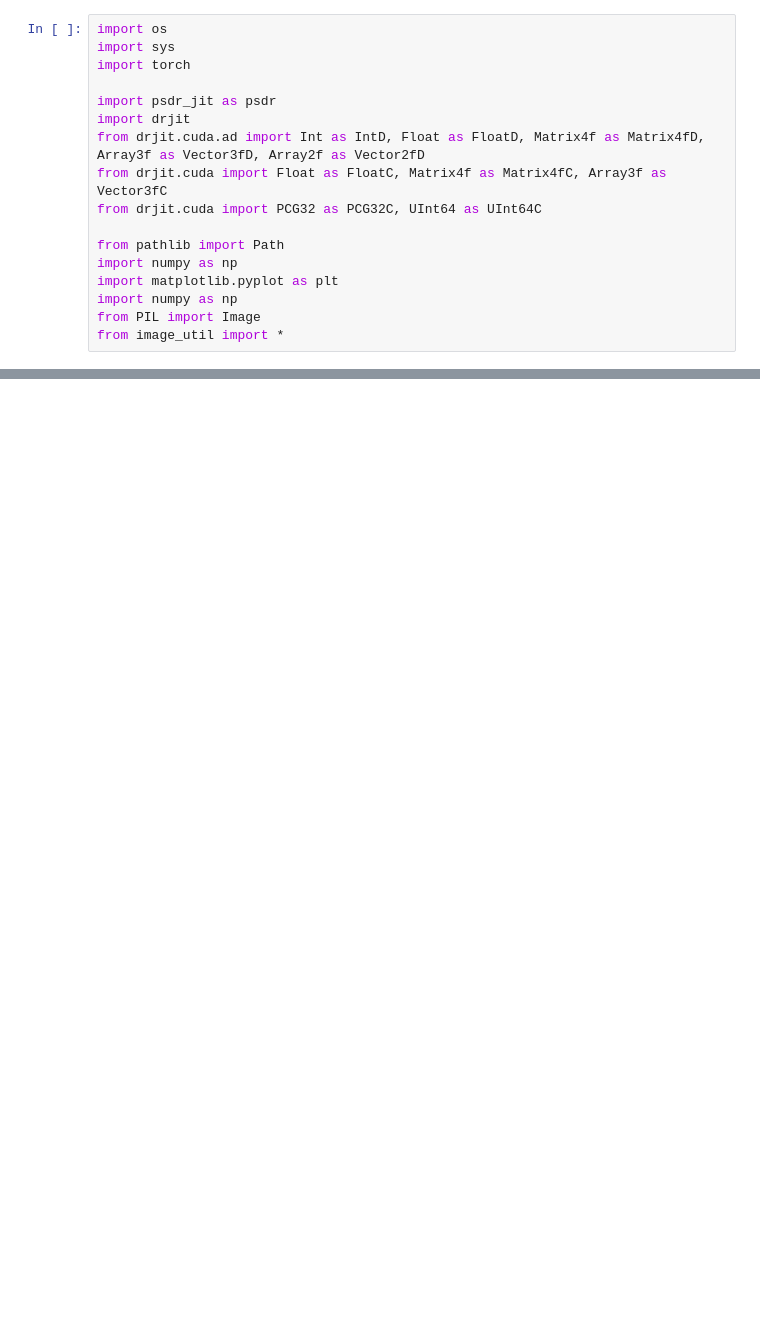
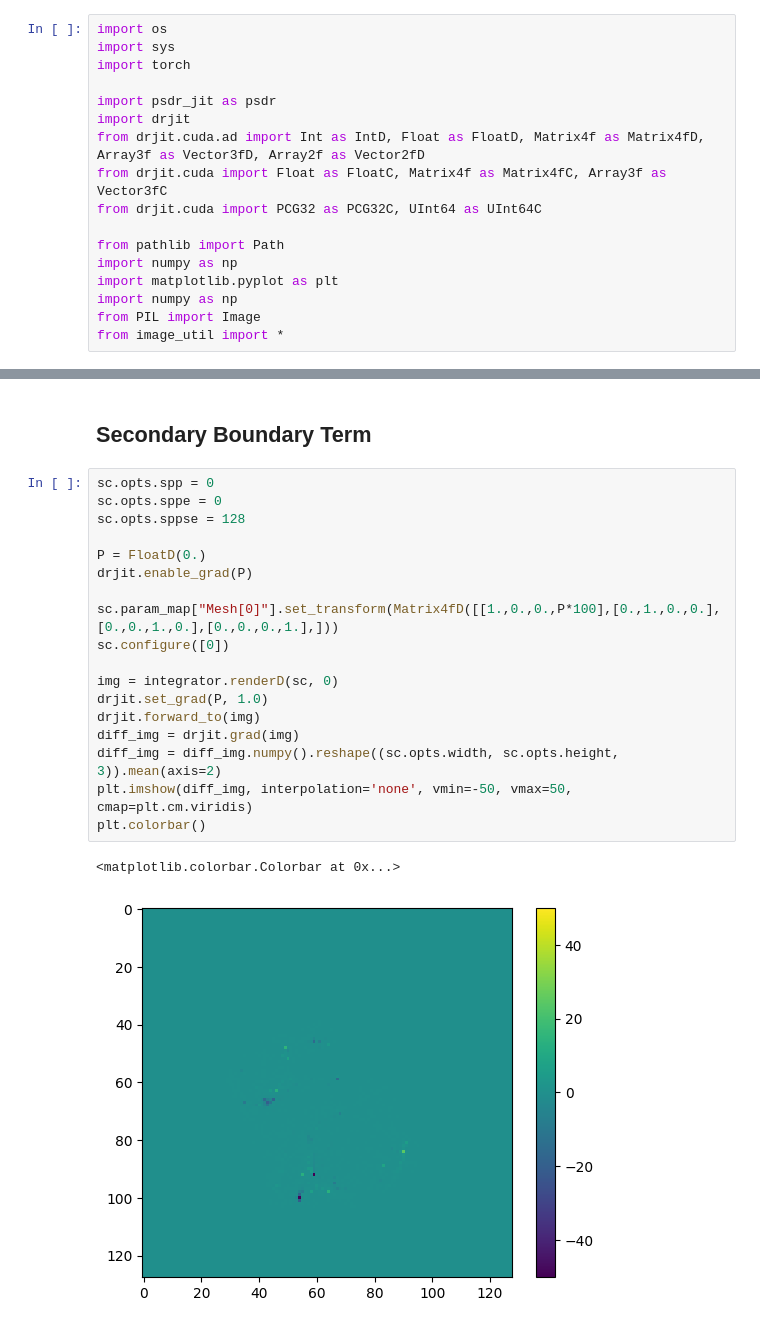
Before and after one commit to andyyankai/psdr-jit, a Jupyter notebook: tutorials/Forward_AD_envmap.ipynb, the cells around one changed output, grey strips where cells are left out. Drawn from its saved outputs; the diff is of its cells as text; blank space fills up the shorter version.

```diff
--- a/tutorials/Forward_AD_envmap.ipynb
+++ b/tutorials/Forward_AD_envmap.ipynb
@@ -131,0 +103,23 @@ plt.colorbar()
+# %% [markdown]
+## Secondary Boundary Term
+# %%
+sc.opts.spp = 0
+sc.opts.sppe = 0
+sc.opts.sppse = 128
+
+P = FloatD(0.)
+drjit.enable_grad(P)
+
+sc.param_map["Mesh[0]"].set_transform(Matrix4fD([[1.,0.,0.,P*100],[0.,1.,0.,0.],[0.,0.,1.,0.],[0.,0.,0.,1.],]))
+sc.configure([0])
+
+img = integrator.renderD(sc, 0)
+drjit.set_grad(P, 1.0)
+drjit.forward_to(img)
+diff_img = drjit.grad(img)
+diff_img = diff_img.numpy().reshape((sc.opts.width, sc.opts.height, 3)).mean(axis=2)
+plt.imshow(diff_img, interpolation='none', vmin=-50, vmax=50, cmap=plt.cm.viridis)
+plt.colorbar()
+# %% [output]
+<matplotlib.colorbar.Colorbar at 0x...>
+[figure, added]
```
Also changed, not shown: parts of 12 cells of this notebook.
